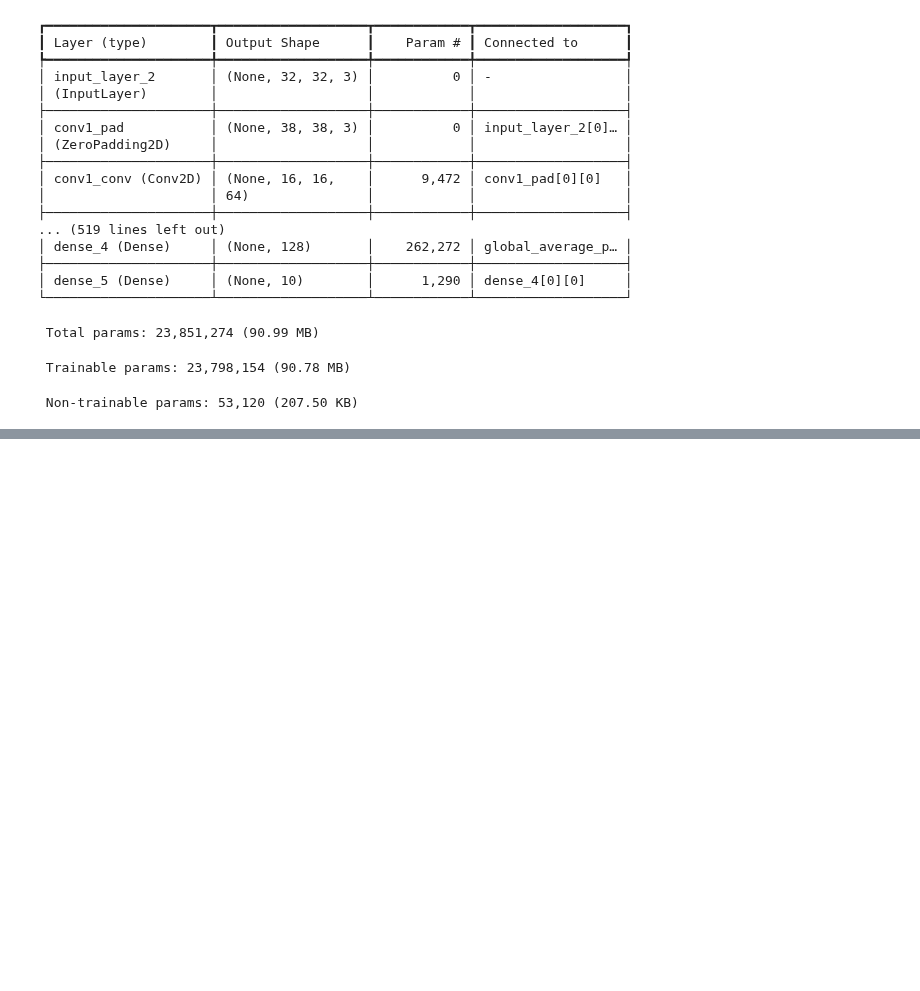
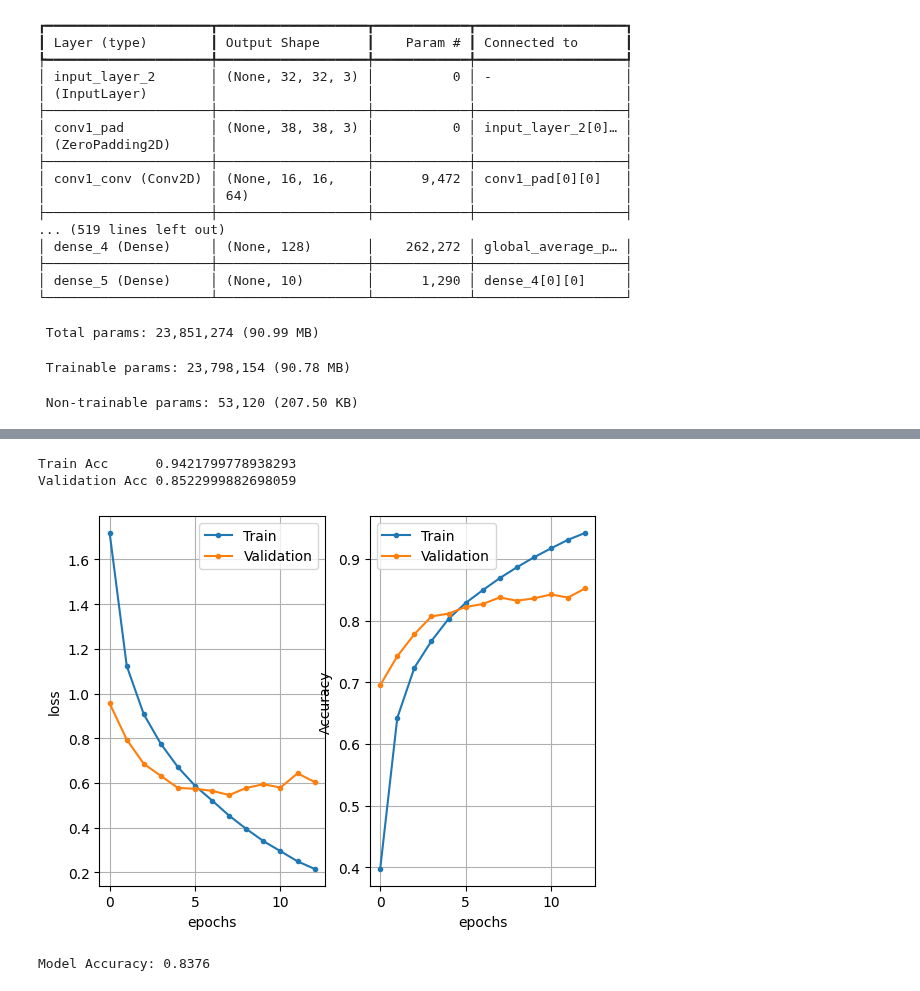
Before and after one commit to DmAlexx/ML_CHI_IT_course, a Jupyter notebook: Lab_8/lab_8_cnn_resnet_yolo.ipynb, the cells around one changed output, grey strips where cells are left out. Cells and saved outputs as stored; diff of their text form; code cells hidden in the pictures; blank space fills up the shorter version.

```diff
--- a/Lab_8/lab_8_cnn_resnet_yolo.ipynb
+++ b/Lab_8/lab_8_cnn_resnet_yolo.ipynb
@@ -348,0 +521,28 @@ ResNet Accuracy: 0.4632
+# %%
+from tensorflow.keras.applications import VGG16
+from tensorflow.keras.models import Model
+from tensorflow.keras.layers import GlobalAveragePooling2D, Dense
+from tensorflow.keras.optimizers import Adam
+
+input_shape = (32, 32, 3)
+
+# Завантаження базової моделі без "голови"
+base_model = VGG16(weights='imagenet', include_top=False, input_shape=input_shape)
+# %%
+for layer in base_model.layers[-8:]:
+    layer.trainable = True
+
+x = GlobalAveragePooling2D()(base_model.output)
+x = Dense(256, activation='relu')(x)
+x = Dropout(0.5)(x)
+x = Dense(128, activation='relu')(x)
+x = Dropout(0.6)(x)
+output = Dense(10, activation='softmax')(x)
+
+model = Model(inputs=base_model.input, outputs=output)
+# %%
+early_stopping = EarlyStopping(monitor='val_loss', patience=5, restore_best_weights=True)
+
+model.compile(optimizer=Adam(learning_rate=1e-5), loss='categorical_crossentropy', metrics=['accuracy'])
+
+history_finetuned = model.fit(X_train, y_train, batch_size=batch_size, epochs=epochs, validation_data=(X_test, y_test), callbacks=[early_stopping])
@@ -348,0 +567,12 @@ ResNet Accuracy: 0.4632
+# %%
+history = history_finetuned.history
+ShowTrainingHistory(history)
+# %% [output]
+Train Acc      0.9421799778938293
+Validation Acc 0.8522999882698059
+[figure, added]
+# %%
+loss, acc = model.evaluate(X_test, y_test, verbose=0)
+print(f"Model Accuracy: {acc:.4f}")
+# %% [output]
+Model Accuracy: 0.8376
```
Also changed, not shown: parts of 15 cells of this notebook, 4 other files.
